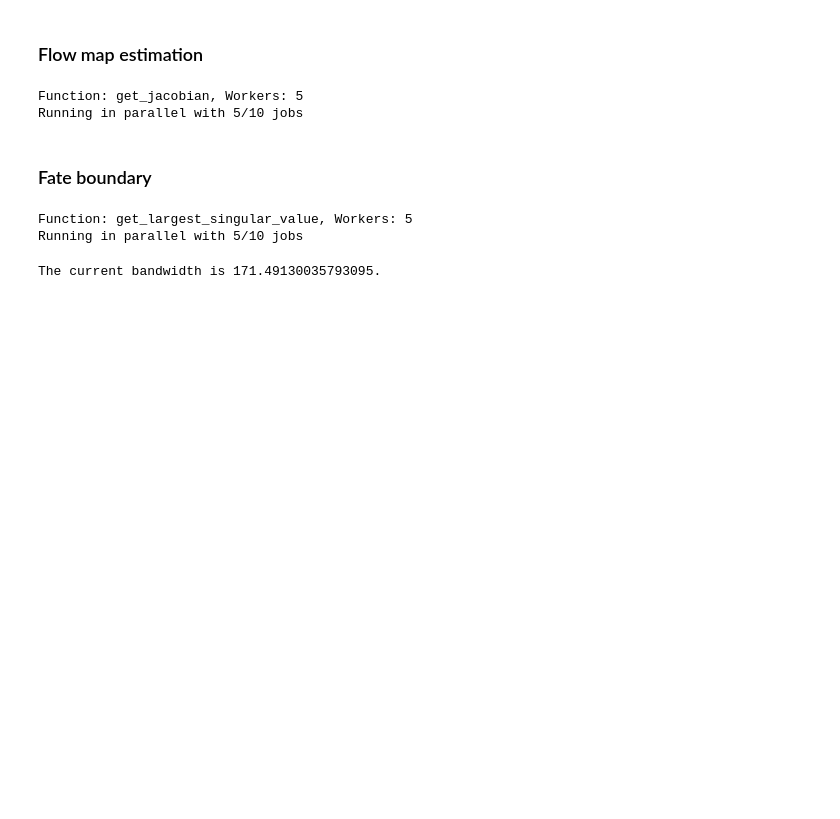
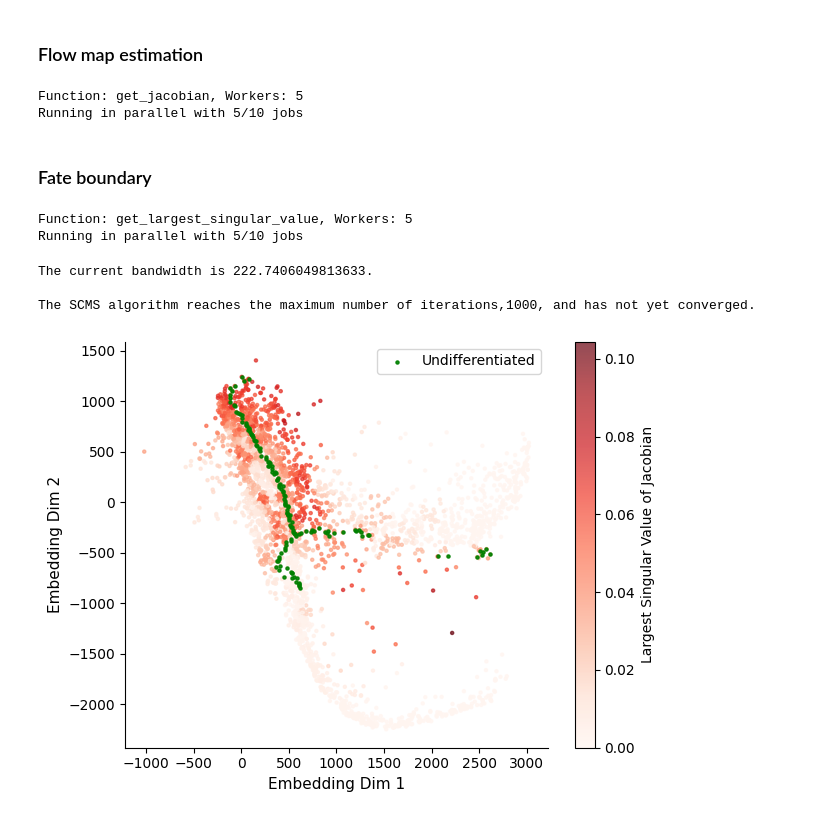
Before and after one commit to sashittal-group/FateSens, a Jupyter notebook: tutorial/fate_boundary_estimation.ipynb, the cells around one changed output. Drawn from its saved outputs; the diff is of its cells as text; code cells hidden in the pictures; blank space fills up the shorter version.

```diff
--- a/tutorial/fate_boundary_estimation.ipynb
+++ b/tutorial/fate_boundary_estimation.ipynb
@@ -12,6 +13,6 @@ n_neighbor_for_jacobian = 200
 adata = sc.read(
     "../data/adata.h5ad"
 )
-# adata = sc.pp.subsample(adata, fraction=0.2, copy=True)
+adata = sc.pp.subsample(adata, fraction=0.2, copy=True)
 adata
 # %% [output]
@@ -46,4 +47,10 @@ Running in parallel with 5/10 jobs
 # %%
 ridge_adata_obs = fs.tl.estimate_ridge(adata, sensitivities=ftle, radius=100)
 # %% [output]
-The current bandwidth is 171.49130035793095.
+The current bandwidth is 222.7406049813633.
+
+The SCMS algorithm reaches the maximum number of iterations,1000, and has not yet converged.
+# %%
+fs.pl.plot_ridge_on_ftle(adata, ridge_adata_obs, ftle, day_t0=[2, 4])
+# %% [output]
+[figure, added]
```
Also changed, not shown: parts of 2 cells of this notebook, 2 other files.
